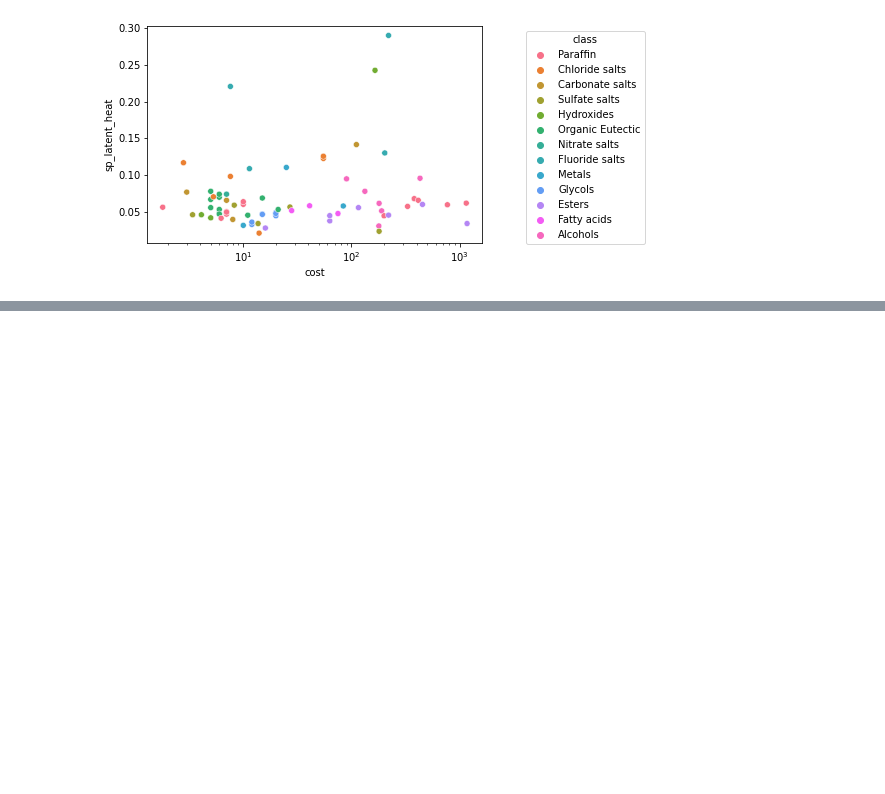
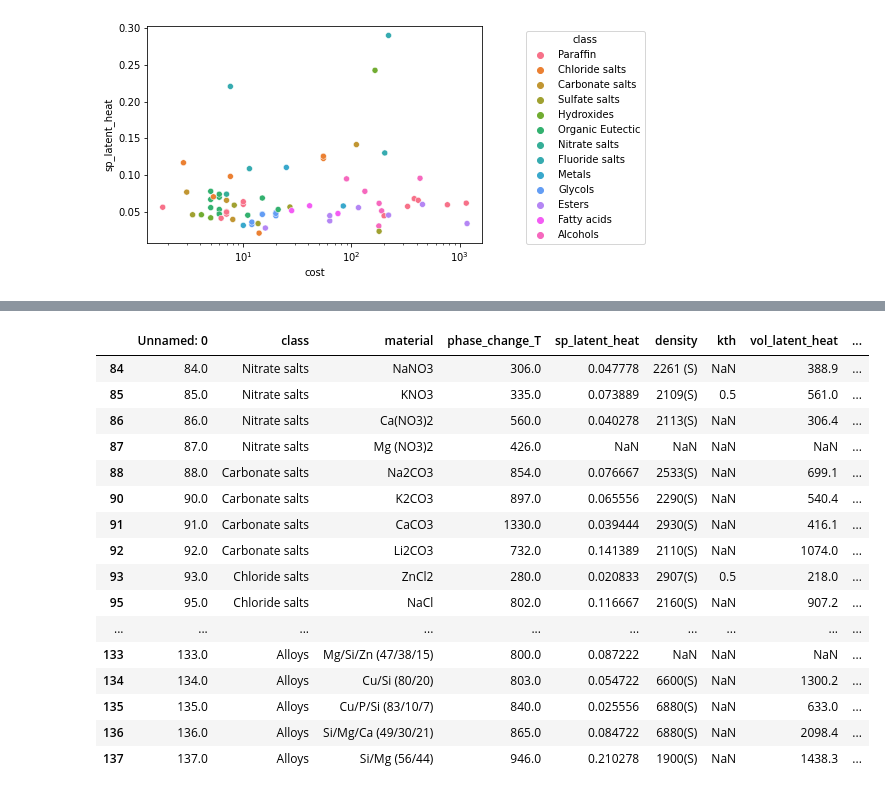
Before and after one commit to energy-storage-analysis/LDES-Survey, a Jupyter notebook: pdf_data/alva/analysis.ipynb, the cells around one changed output, grey strips where cells are left out. Saved outputs shown, nothing was run; the diff lists cells and outputs as text; code cells hidden in the pictures; blank space fills up the shorter version.

```diff
--- a/pdf_data/alva/analysis.ipynb
+++ b/pdf_data/alva/analysis.ipynb
@@ -142,0 +157,20 @@ plt.gca().get_legend().set_bbox_to_anchor([0,0,1.5,1])
+# %%
+df_highT
+# %% [output]
+|  | Unnamed: 0 | class | material | phase_change_T | sp_latent_heat | density | kth | vol_latent_heat | ... |
+| 84 | 84.0 | Nitrate salts | NaNO3 | 306.0 | 0.047778 | 2261 (S) | NaN | 388.9 | ... |
+| 85 | 85.0 | Nitrate salts | KNO3 | 335.0 | 0.073889 | 2109(S) | 0.5 | 561.0 | ... |
+| 86 | 86.0 | Nitrate salts | Ca(NO3)2 | 560.0 | 0.040278 | 2113(S) | NaN | 306.4 | ... |
+| 87 | 87.0 | Nitrate salts | Mg (NO3)2 | 426.0 | NaN | NaN | NaN | NaN | ... |
+| 88 | 88.0 | Carbonate salts | Na2CO3 | 854.0 | 0.076667 | 2533(S) | NaN | 699.1 | ... |
+| 90 | 90.0 | Carbonate salts | K2CO3 | 897.0 | 0.065556 | 2290(S) | NaN | 540.4 | ... |
+| 91 | 91.0 | Carbonate salts | CaCO3 | 1330.0 | 0.039444 | 2930(S) | NaN | 416.1 | ... |
+| 92 | 92.0 | Carbonate salts | Li2CO3 | 732.0 | 0.141389 | 2110(S) | NaN | 1074.0 | ... |
+| 93 | 93.0 | Chloride salts | ZnCl2 | 280.0 | 0.020833 | 2907(S) | 0.5 | 218.0 | ... |
+| 95 | 95.0 | Chloride salts | NaCl | 802.0 | 0.116667 | 2160(S) | NaN | 907.2 | ... |
+| ... | ... | ... | ... | ... | ... | ... | ... | ... | ... |
+| 133 | 133.0 | Alloys | Mg/Si/Zn (47/38/15) | 800.0 | 0.087222 | NaN | NaN | NaN | ... |
+| 134 | 134.0 | Alloys | Cu/Si (80/20) | 803.0 | 0.054722 | 6600(S) | NaN | 1300.2 | ... |
+| 135 | 135.0 | Alloys | Cu/P/Si (83/10/7) | 840.0 | 0.025556 | 6880(S) | NaN | 633.0 | ... |
+| 136 | 136.0 | Alloys | Si/Mg/Ca (49/30/21) | 865.0 | 0.084722 | 6880(S) | NaN | 2098.4 | ... |
+| 137 | 137.0 | Alloys | Si/Mg (56/44) | 946.0 | 0.210278 | 1900(S) | NaN | 1438.3 | ... |
```
Also changed, not shown: parts of 3 cells of this notebook, 1 other file.
